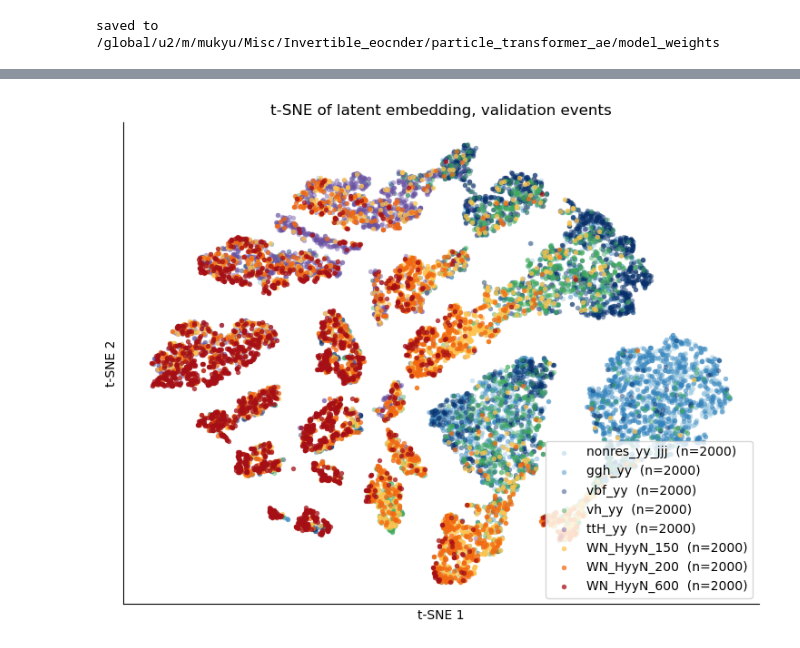
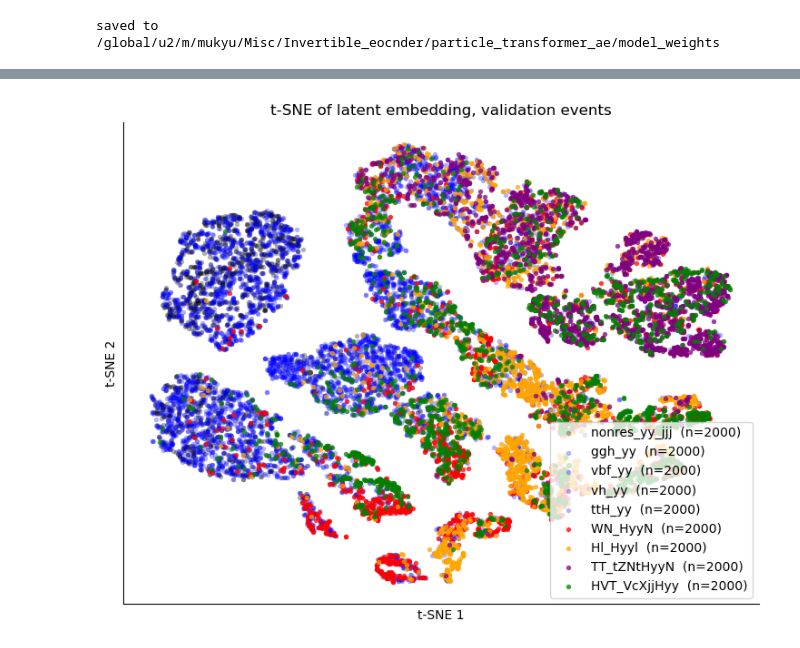
Before and after one commit to Patchouligoo/particle_transformer_ae, a Jupyter notebook: jupyternotebooks/train_contrastive_autoencoder.ipynb, the cells around one changed output, grey strips where cells are left out. Cells and saved outputs as stored; diff of their text form; code cells hidden in the pictures.

Commit message:
[dev] update notebook to use group id

```diff
--- a/jupyternotebooks/train_contrastive_autoencoder.ipynb
+++ b/jupyternotebooks/train_contrastive_autoencoder.ipynb
@@ -194,11 +199,11 @@ def run_epoch(model, dataloader, optimizer=None, scheduler=None):
     totals = {"loss": 0.0, "mse": 0.0, "bce": 0.0, "contrastive_loss": 0.0, "mse_per_feature": torch.zeros(NUM_PARTICLE_FEATURES, device=device)}
     grad_norms = []
     with torch.set_grad_enabled(optimizer is not None):
-        for particle_level, interaction, mask, label in dataloader:
+        for particle_level, interaction, mask, process_id, group_id in dataloader:
             reco, presence_logits, z = model((particle_level, interaction, mask))
             loss, components = compute_loss(reco, presence_logits, particle_level, mask, valid)
 
-            contrastive_loss = supervised_contrastive_loss(z, label.view(-1, 1))  # reshape label to (B, 1) for contrastive loss
+            contrastive_loss = supervised_contrastive_loss(z, group_id.view(-1, 1))  # (B, 1) group labels: same group = positive pair
             loss = loss + lambda_c * contrastive_loss
 
             if optimizer is not None:
@@ -291,24 +296,27 @@ validation_features_target = []
 validation_features_reco = []
 validation_presence_reco = []
 validation_process_id = []
+validation_group_id = []
 validation_latent_z = []
 
 autoencoder_model.eval()
 with torch.no_grad():
     for batch in val_dataloader:
-        particle_level, interaction, mask, label = batch
+        particle_level, interaction, mask, process_id, group_id = batch
         # inference=True: the btag column of reco and the presence vector come out as probabilities (sigmoid applied)
         reco, presence, z = autoencoder_model((particle_level, interaction, mask), inference=True)
         validation_features_target.append(particle_level.cpu())
         validation_features_reco.append(reco.cpu())
         validation_presence_reco.append(presence.cpu())
-        validation_process_id.append(label.cpu())
+        validation_process_id.append(process_id.cpu())
+        validation_group_id.append(group_id.cpu())
         validation_latent_z.append(z.cpu())
 
 validation_features_target = np.concatenate(validation_features_target, axis=0)
 validation_features_reco = np.concatenate(validation_features_reco, axis=0)
 validation_presence_reco = np.concatenate(validation_presence_reco, axis=0)
 validation_process_id = np.concatenate(validation_process_id, axis=0)
+validation_group_id = np.concatenate(validation_group_id, axis=0)
 validation_latent_z = np.concatenate(validation_latent_z, axis=0)
 # %%
 # photon 1 pt
@@ -525,58 +533,59 @@ plt.show()
 # %%
-# ── t-SNE of the latent embedding on validation events ─────────────────────────────────────────
-# Backgrounds (process_id > 0) in cold colors, BSM W→N(→Hγγ) mass points (process_id < 0) in warm colors.
+# ── t-SNE of the latent embedding on validation events, coloured by contrastive group ─────────
+# Backgrounds (group_id >= 0) in cold colors, signal families (group_id < 0) in warm colors.
 from sklearn.manifold import TSNE
 from configs.file_dict import process_dict
 
-N_PER_PROCESS = 2000        # balanced subsample; t-SNE on ~16k points takes a minute or two on CPU
-USE_L2_NORMALIZED = True    # the contrastive loss acts on F.normalize(z); plot the same geometry
+N_PER_GROUP = 2000          # balanced subsample; t-SNE on ~18k points takes a minute or two on CPU
 rng = np.random.default_rng(42)
 
-# 1) embed the validation set (val_features / val_labels were overwritten by the training loop)
+# 1) latent and group label of the validation set
 z = validation_latent_z
-y = validation_process_id
+y = validation_group_id
 
-# 2) balanced subsample per process so t-SNE is not dominated by the largest class
+# 2) balanced subsample per group so t-SNE is not dominated by the largest class
 keep = np.concatenate([
-    rng.choice(idx, size=min(N_PER_PROCESS, len(idx)), replace=False)
-    for pid in np.unique(y)
-    for idx in [np.flatnonzero(y == pid)]
+    rng.choice(idx, size=min(N_PER_GROUP, len(idx)), replace=False)
+    for gid in np.unique(y)
+    for idx in [np.flatnonzero(y == gid)]
 ])
 z_keep, y_keep = z[keep], y[keep]
 
 # 3) t-SNE
 tsne = TSNE(n_components=2, perplexity=30, init="pca", learning_rate="auto", random_state=42)
 emb2d = tsne.fit_transform(z_keep)
 
-# 4) plot
-id_to_name = {v["process_id"]: k for k, v in process_dict.items()}
-cold = {1: "#9ecae1", 2: "#3182bd", 3: "#08306b", 4: "#41ab5d", 5: "#6a51a3"}   # SM backgrounds
-warm = {-1: "#fec44f", -2: "#f16913", -3: "#d7301f", -4: "#a50f15"}             # N mass points
+# 4) plot. Group name = process name without the mass-point suffix (WN_HyyN_150 -> WN_HyyN); backgrounds keep their name.
+group_names = {}
+for name, entry in process_dict.items():
+    group_names.setdefault(entry["group_id"], name if entry["group_id"] >= 0 else "_".join(p for p in name.split("_") if not p.isdigit()))
+cold = {0: "black", 1: "blue", 2: "blue", 3: "blue", 4: "blue"}   # SM backgrounds: yyjets, ggH, VBF, VH, ttH
+warm = {-1: "red", -2: "orange", -3: "purple", -4: "green"}       # WN_HyyN, Hl_Hyyl, TT_tZNtHyyN, HVT_VcXjjHyy
 
 fig, ax = plt.subplots(figsize=(7.5, 6))
-for group, alpha in ((cold, 0.45), (warm, 0.75)):        # backgrounds first, signals drawn on top
-    for pid, color in group.items():
-        m = y_keep == pid
+for group, alpha in ((cold, 0.3), (warm, 0.75)):        # backgrounds first, signals drawn on top
+    for gid, color in group.items():
+        m = y_keep == gid
         if not m.any():
             continue
         ax.scatter(
             emb2d[m, 0], emb2d[m, 1],
             s=15, c=color, alpha=alpha, linewidths=0, rasterized=True,
-            label=f"{id_to_name.get(pid, pid)}  (n={m.sum()})",
+            label=f"{group_names.get(gid, gid)}  (n={m.sum()})",
         )
 
 ax.set_title("t-SNE of latent embedding, validation events")
 ax.set_xlabel("t-SNE 1")
 ax.set_ylabel("t-SNE 2")
 ax.set_xticks([])
 ax.set_yticks([])
 for side in ("top", "right"):
     ax.spines[side].set_visible(False)
 ax.legend()
 plt.tight_layout()
 plt.show()
 # %% [output]
-[figure, old version]
+[figure, new version]
 # %%
 for dim in range(validation_latent_z.shape[1]):
     f = plt.figure(figsize=(6, 4))
```
Also changed, not shown: parts of 13 cells of this notebook, 1 other file.
